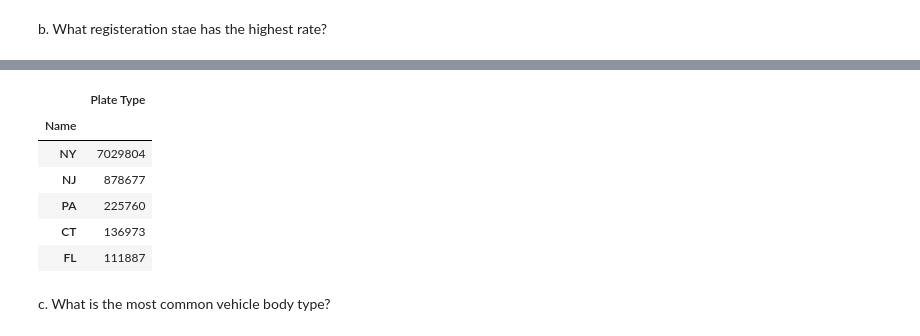
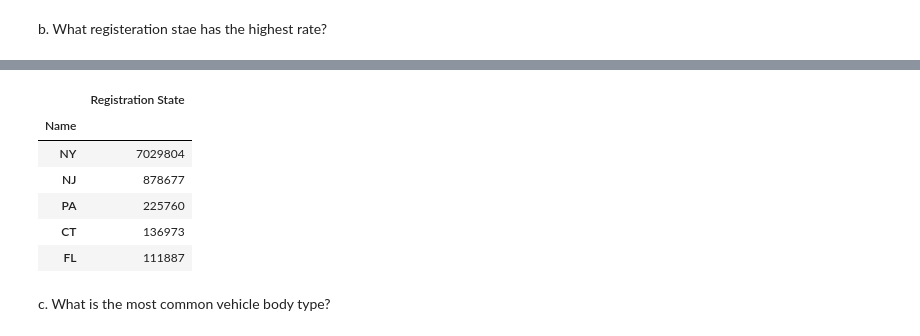
Before and after one commit to drshahizan/Python-big-data, a Jupyter notebook: Project/SIX/Final_project_hpdp.ipynb, the cells around one changed output, grey strips where cells are left out. Cells and saved outputs as stored; diff of their text form; code cells hidden in the pictures.

```diff
--- a/Project/SIX/Final_project_hpdp.ipynb
+++ b/Project/SIX/Final_project_hpdp.ipynb
@@ -786,8 +865,8 @@ dfdask.head(5)
 b. What registeration stae has the highest rate?
 # %%
 %%time
-result = dfdask.groupby("Registration State").agg({"Plate Type" : "count"}).compute()
+result = dfdask.groupby("Registration State").agg({"Registration State" : "count"}).compute()
 result.index.name = 'Name'
-result.sort_values(by="Plate Type",ascending=False,inplace=True)
+result.sort_values(by="Registration State",ascending=False,inplace=True)
 result.head(5)
 # %% [output]
@@ -796,4 +875,4 @@ Wall time: 1min 6s
-|  | Plate Type |
+|  | Registration State |
 | Name |  |
 | NY | 7029804 |
 | NJ | 878677 |
```
Also changed, not shown: parts of 99 cells of this notebook.
